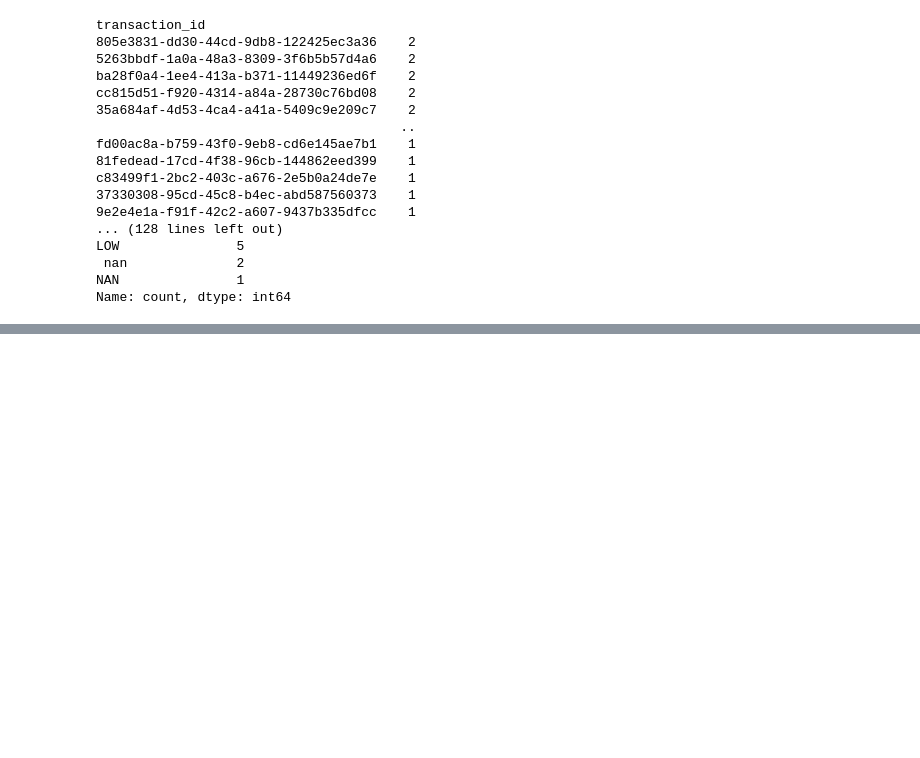
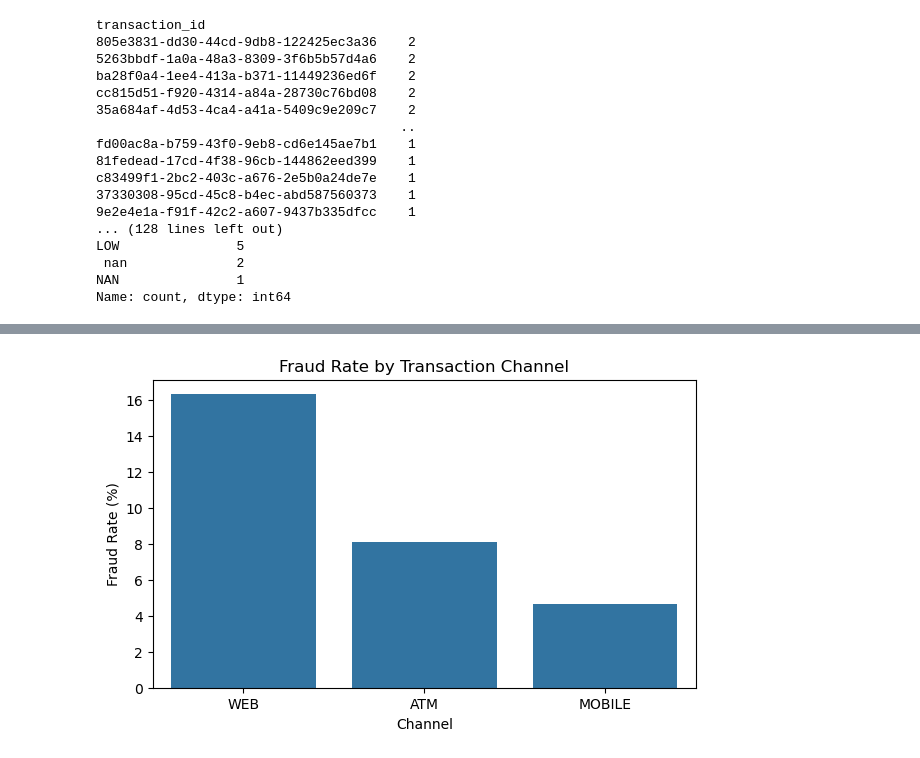
Before and after one commit to Khanky1996/Novapay-fraudlent, a Jupyter notebook: Novapay-fraudlent/notebook/EDA.ipynb, the cells around one changed output, grey strips where cells are left out. Saved outputs shown, nothing was run; the diff lists cells and outputs as text; code cells hidden in the pictures; blank space fills up the shorter version.

```diff
--- a/Novapay-fraudlent/notebook/EDA.ipynb
+++ b/Novapay-fraudlent/notebook/EDA.ipynb
@@ -529,0 +731,11 @@ Name: count, dtype: int64
+# %%
+# Fraud rate by channel
+channel_fraud_rate = data_clean.groupby('channel')['is_fraud'].agg(
+    total_transactions='count',
+    fraud_count='sum',
+    fraud_rate='mean'
+).sort_values(by='fraud_rate', ascending=False)
+
+channel_fraud_rate['fraud_rate'] = (channel_fraud_rate['fraud_rate'] * 100).round(2)
+
+channel_fraud_rate
@@ -529,0 +748,14 @@ Name: count, dtype: int64
+# %%
+# Visualize fraud rate by channel
+plt.figure(figsize=(7, 4))
+sns.barplot(
+    data=channel_fraud_rate.reset_index(),
+    x='channel',
+    y='fraud_rate'
+)
+plt.title('Fraud Rate by Transaction Channel')
+plt.xlabel('Channel')
+plt.ylabel('Fraud Rate (%)')
+plt.show()
+# %% [output]
+[figure, added]
```
Also changed, not shown: parts of 154 cells of this notebook, 1 other file.
